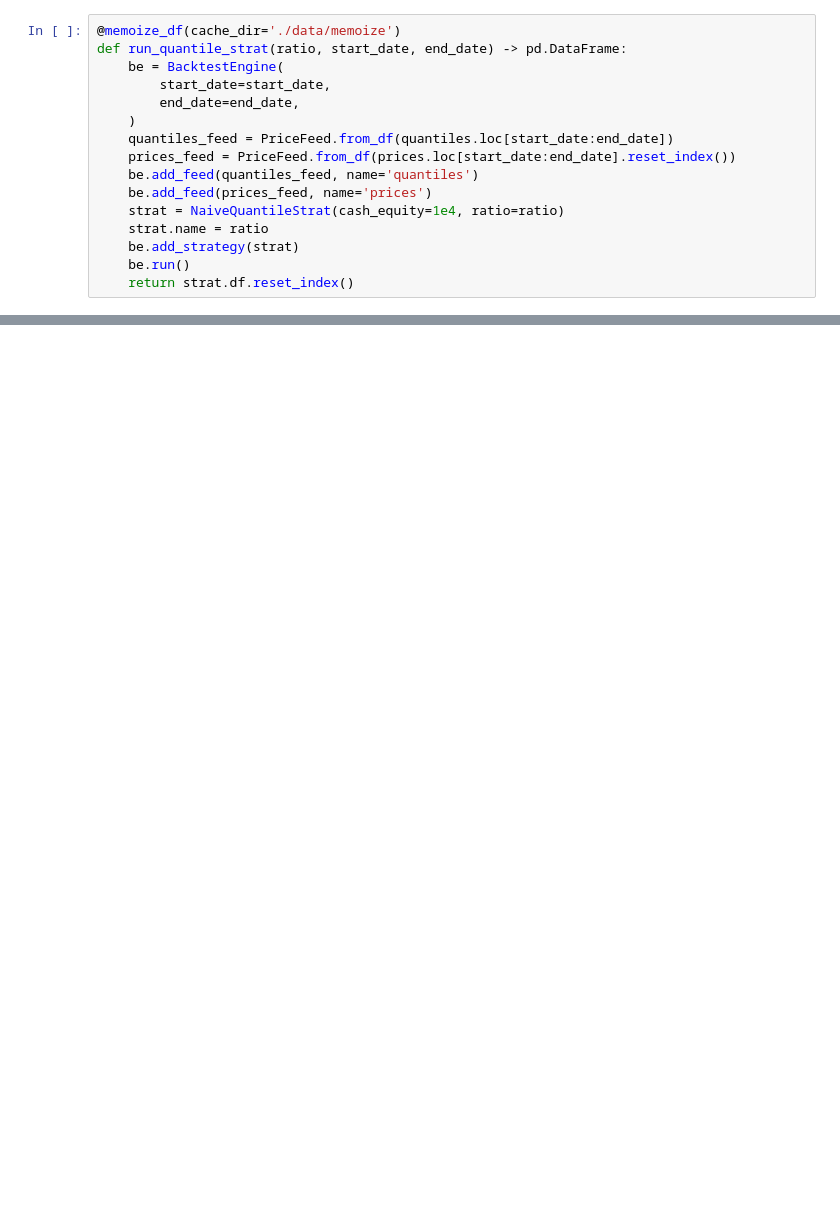
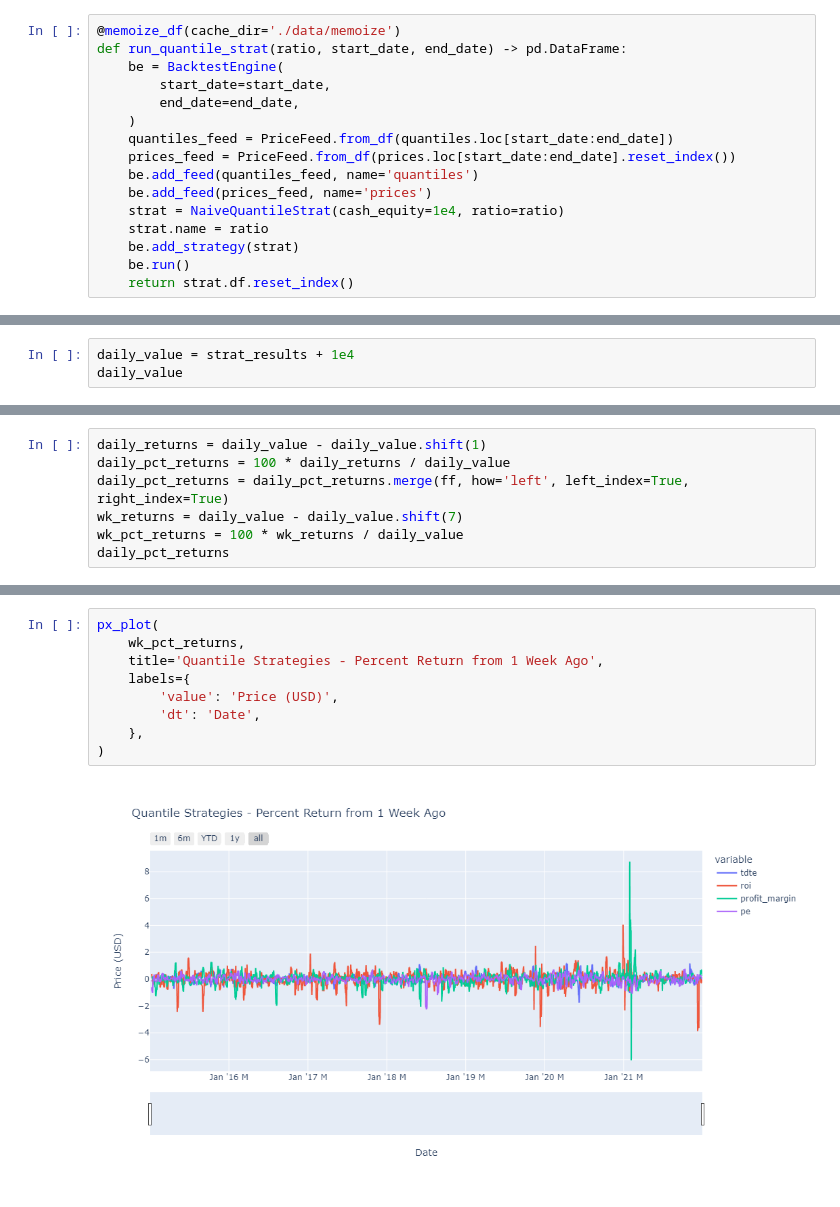
Before and after one commit to ethho/finm-33150, a Jupyter notebook: 20230126_hw3_ho_ethan_12350006.ipynb, the cells around one changed output, grey strips where cells are left out. Saved outputs shown, nothing was run; the diff lists cells and outputs as text; blank space fills up the shorter version.

```diff
--- a/20230126_hw3_ho_ethan_12350006.ipynb
+++ b/20230126_hw3_ho_ethan_12350006.ipynb
@@ -986,0 +1085,3 @@ unique_index_keys
+# %%
+daily_value = strat_results + 1e4
+daily_value
@@ -986,0 +1103,7 @@ unique_index_keys
+# %%
+daily_returns = daily_value - daily_value.shift(1)
+daily_pct_returns = 100 * daily_returns / daily_value
+daily_pct_returns = daily_pct_returns.merge(ff, how='left', left_index=True, right_index=True)
+wk_returns = daily_value - daily_value.shift(7)
+wk_pct_returns = 100 * wk_returns / daily_value
+daily_pct_returns
@@ -986,0 +1125,11 @@ unique_index_keys
+# %%
+px_plot(
+    wk_pct_returns,
+    title='Quantile Strategies - Percent Return from 1 Week Ago',
+    labels={
+        'value': 'Price (USD)',
+        'dt': 'Date',
+    },
+)
+# %% [output]
+[figure, added]
```
Also changed, not shown: parts of 33 cells of this notebook.
